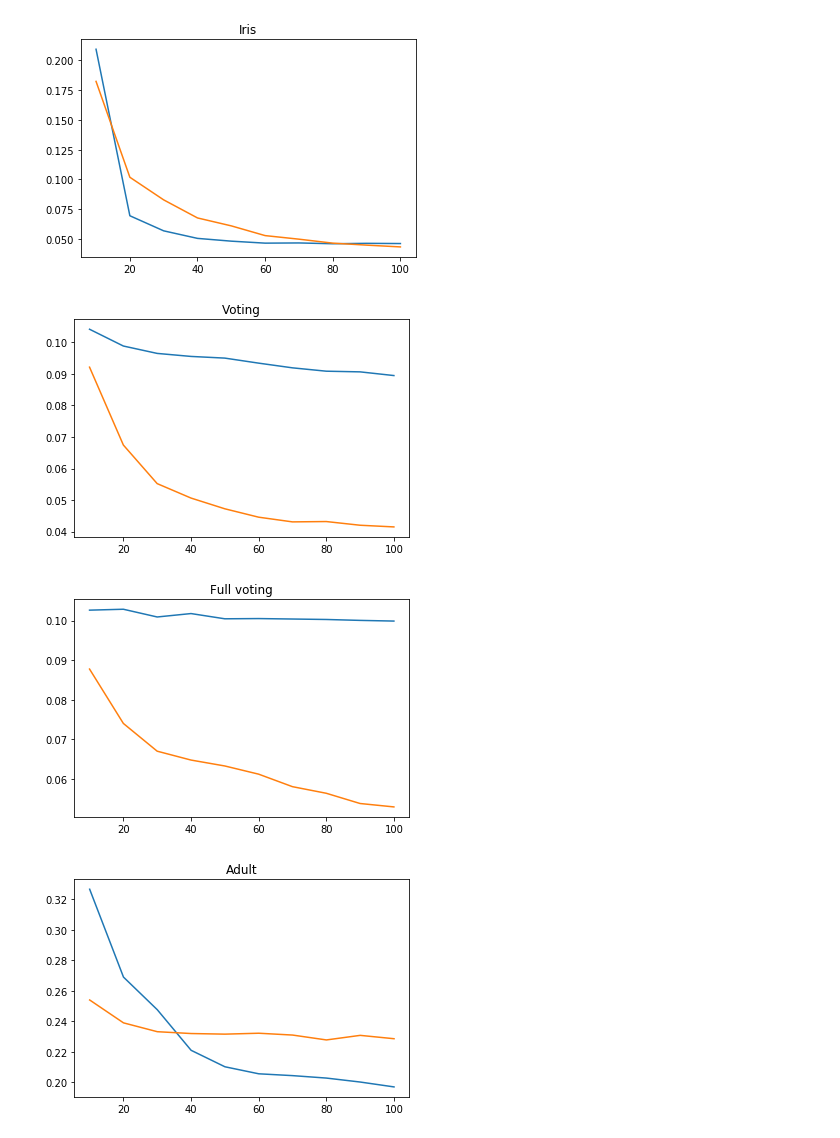
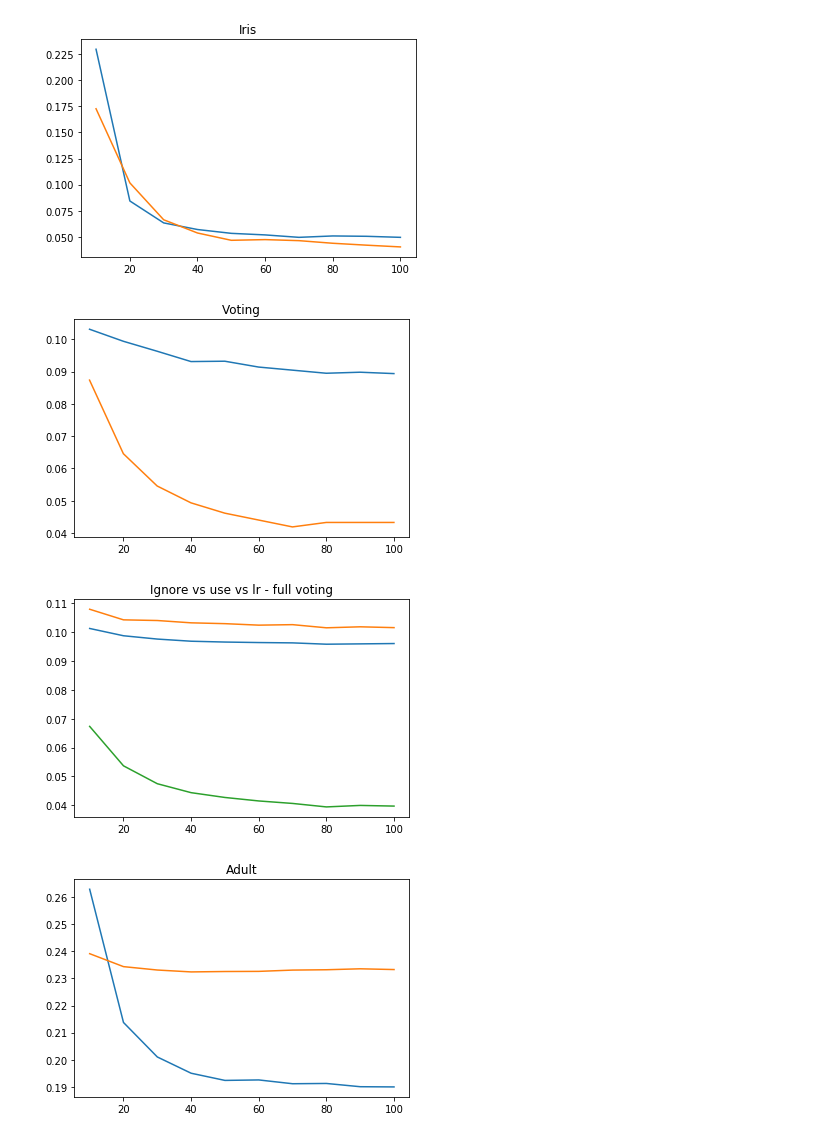
Before and after one commit to indjev99/Small-Projects, a Jupyter notebook: Univeristy-Assignments/ML-Naive-Bayes-vs-Logistic-Regression/NB_vs_LR.ipynb, the cells around one changed output. Drawn from its saved outputs; the diff is of its cells as text; code cells hidden in the pictures.

```diff
--- a/Univeristy-Assignments/ML-Naive-Bayes-vs-Logistic-Regression/NB_vs_LR.ipynb
+++ b/Univeristy-Assignments/ML-Naive-Bayes-vs-Logistic-Regression/NB_vs_LR.ipynb
@@ -13,7 +37,7 @@ class EmptyModel:
 # %%
-# Multinomial model
+# Multinoulli model
 
-class MultinomialModel:
+class MultinoulliModel:
     def __init__(self, data, labels):
         n = len(data) + len(labels)
         curr_labels, counts = np.unique(data, return_counts=True)
@@ -32,7 +56,7 @@ class MultinomialModel:
         return self.lookup(data)
 
     def __str__(self):
-        return 'multinomial-model(' + str(self.class_log_probs) + ')'
+        return 'multinoulli-model(' + str({k: np.exp(v) for (k, v) in sorted(self.class_log_probs.items())}) + ')'
 # %%
 # Gausian model
 
@@ -49,7 +73,7 @@ class GausianModel:
         return ( - (data - self.mean) ** 2 / (2 * self.var)) + self.scale
 
     def __str__(self):
-        return 'gaussian-model(' + str(self.mean) + ', ' + str(self.var) + ')'
+        return 'gaussian-model(' + str(self.mean) + ', ' + str(np.sqrt(self.var)) + ')'
 # %%
 # Naive Bayes classifier
 
@@ -152,12 +185,30 @@ def learning_curve(model, X, y, iters=200):
 
 import matplotlib.pyplot as plt
 
-def plot_learning_curves(title, models, X, y, iters=200):
+def plot_learning_curves(title, triples, iters=200):
     xs = (np.arange(intervals) + 1) * 100 / intervals
-    for model in models:
+    for (model, X, y) in triples:
         plt.plot(xs, learning_curve(model, X, y, iters))
     plt.title(title)
     plt.show()
+# %%
+# One hot encoder
+
+def one_hot_encode(X, encode_features, missing=[]):
+    n, m = X.shape
+    new_features = list()
+    features = list(X.transpose())
+    for i in range(m):
+        feature = features[i]
+        if encode_features[i] == 'n':
+            new_features.append(feature)
+        else:
+            labels = np.unique(feature)
+            if len(missing) > i:
+                labels = labels[labels != missing[i]]
+            for lab in labels:
+                new_features.append(np.equal(feature, np.full(n, lab)))
+    return np.array(new_features).transpose()
 # %%
 # Logistic regression classifier
 
@@ -191,28 +245,31 @@ def load_full_adult_dataset():
 # %%
 X, y = load_iris_dataset()
 nbc = NBC(feature_types='rrrr')
-plot_learning_curves('Iris', [nbc, lrc], X, y)
+plot_learning_curves('Iris', [(nbc, X, y), (lrc, X, y)])
 # %% [output]
-[figure, old version]
+[figure, new version]
 # %%
 X, y = load_voting_dataset()
 nbc = NBC(feature_types='bbbbbbbbbbbbbbbb')
-plot_learning_curves('Voting', [nbc, lrc], X, y)
+plot_learning_curves('Voting', [(nbc, X, y), (lrc, X, y)])
 # %% [output]
-[figure, old version]
+[figure, new version]
 # %%
 X, y = load_full_voting_dataset()
-nbc = NBC(feature_types='bbbbbbbbbbbbbbbb', missing=np.repeat(2, 16))
-plot_learning_curves('Full voting', [nbc, lrc], X, y)
+X_ohe = one_hot_encode(X, 'yyyyyyyyyyyyyyyy',  missing=np.repeat(2, 16))
+nbc_i = NBC(feature_types='bbbbbbbbbbbbbbbb', missing=np.repeat(2, 16))
+nbc_u = NBC(feature_types='cccccccccccccccc')
+plot_learning_curves('Ignore vs use vs lr - full voting', [(nbc_i, X, y), (nbc_u, X, y), (lrc, X_ohe, y)])
 # %% [output]
-[figure, old version]
+[figure, new version]
 # %%
 X , y = load_adult_dataset()
-X = X[:500]
-y = y[:500]
+X = X[:1000]
+y = y[:1000]
+X_ohe = one_hot_encode(X, 'nynynyyyyynnny')
 nbc = NBC(feature_types='rcrcrcccccrrrc')
-plot_learning_curves('Adult', [nbc, lrc], X, y, iters=50)
+plot_learning_curves('Adult', [(nbc, X, y), (lrc, X_ohe, y)])
 # %% [output]
-[figure, old version]
+[figure, new version]
 # %%
 X , y = load_full_adult_dataset()
```
Also changed, not shown: parts of 6 cells of this notebook, 2 other files.
